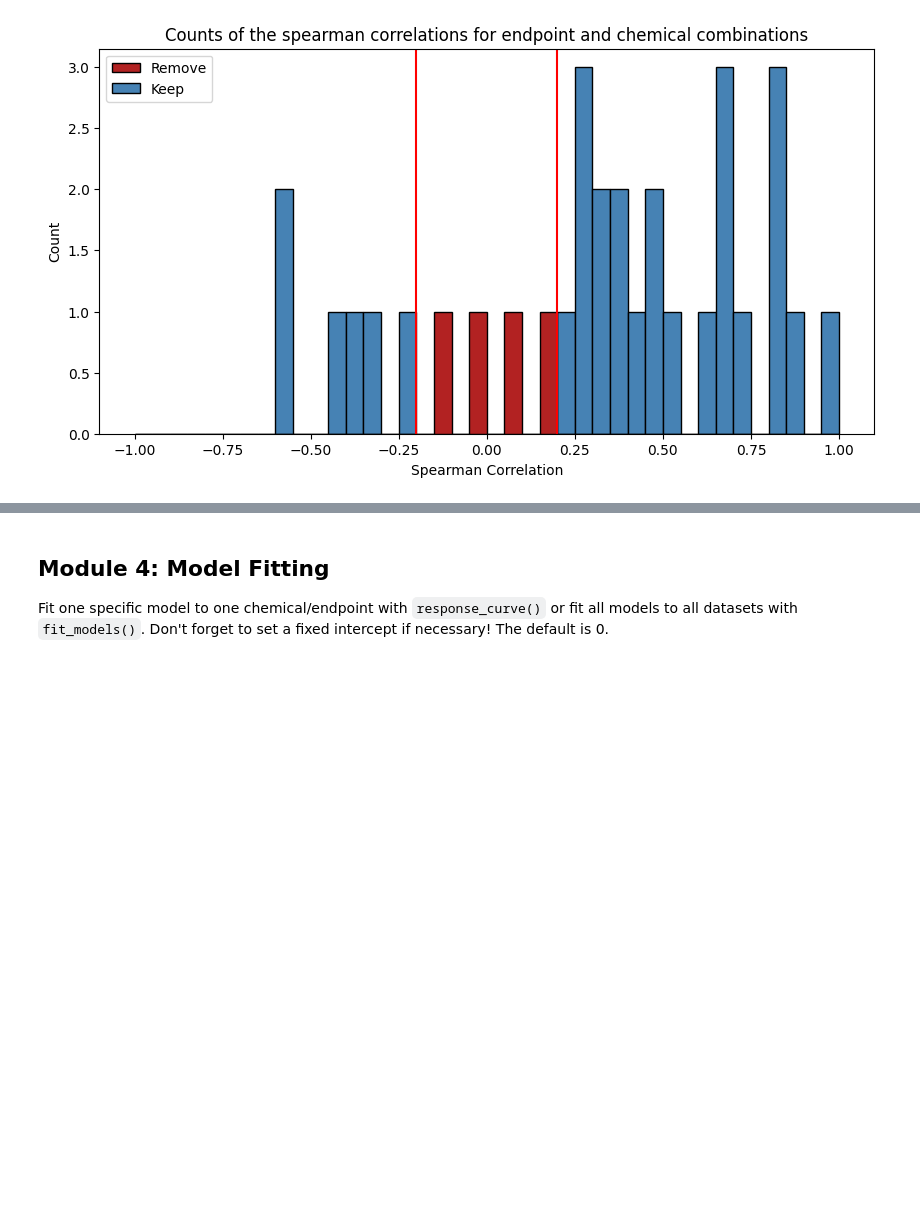
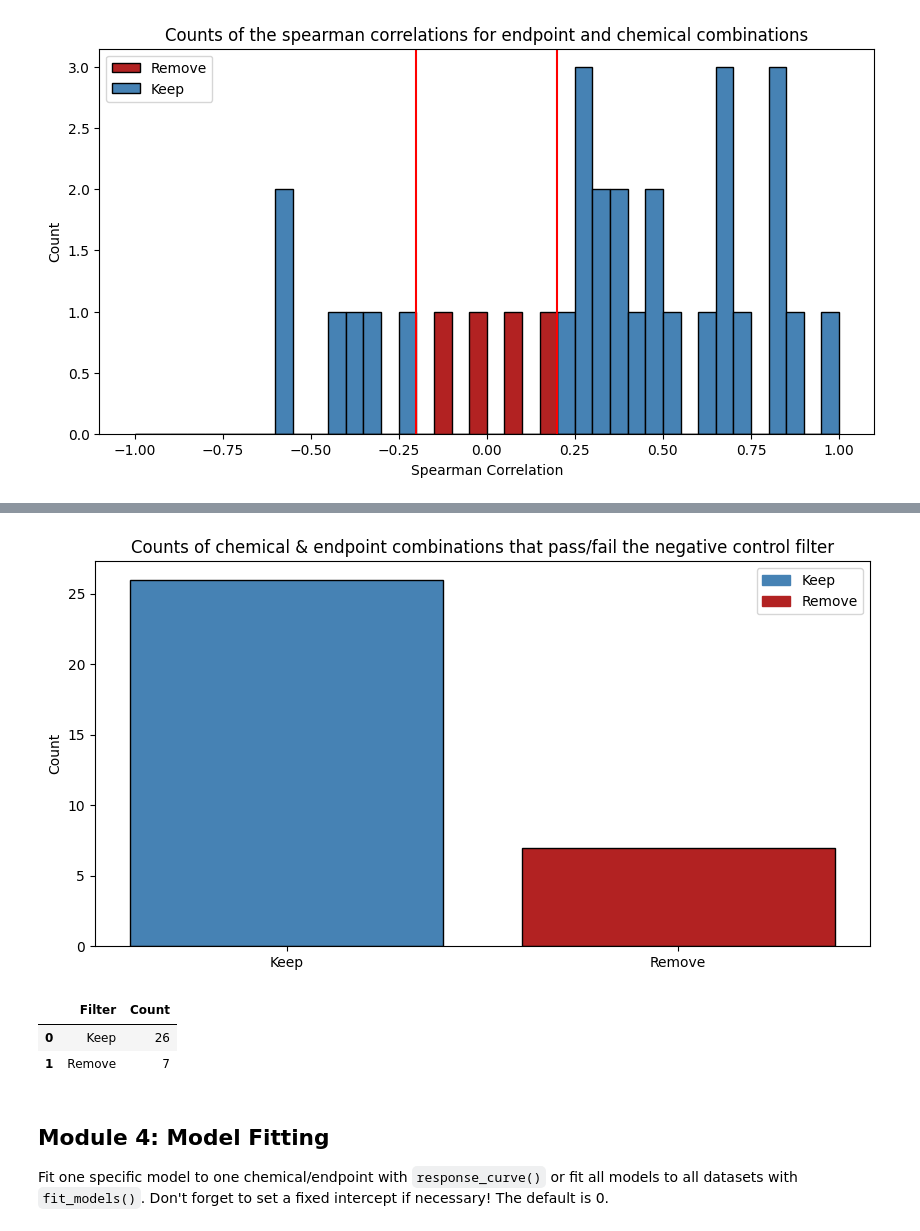
Before and after one commit to PNNL-CompBio/bmdrc, a Jupyter notebook: vignettes/Continuous Class Example.ipynb, the cells around one changed output, grey strips where cells are left out. Cells and saved outputs as stored; diff of their text form; code cells hidden in the pictures; blank space fills up the shorter version.

```diff
--- a/vignettes/Continuous Class Example.ipynb
+++ b/vignettes/Continuous Class Example.ipynb
@@ -110,0 +126,13 @@ con.filter_correlation_score(score = 0.2, apply = True, direction = "between")
+# %%
+# Apply the negative control filter and view the diagnostic plot
+con.filter_negative_control(apply = False)
+con.filter_negative_control_plot
+# %% [output]
+[figure, added]
+# %%
+# See a summary count table
+con.filter_negative_control_df
+# %% [output]
+|  | Filter | Count |
+| 0 | Keep | 26 |
+| 1 | Remove | 7 |
```
Also changed, not shown: parts of 7 cells of this notebook, 3 other files.
